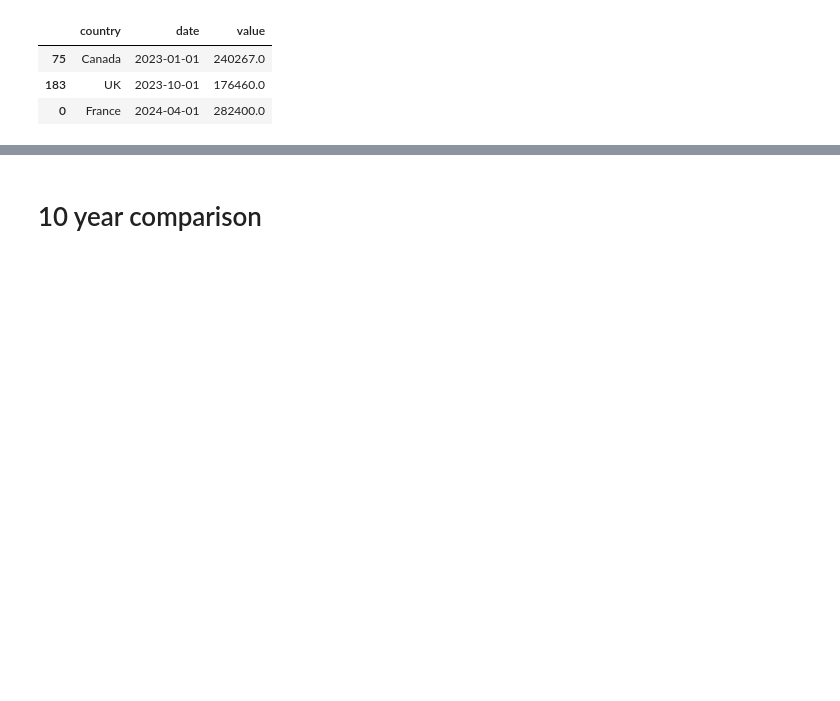
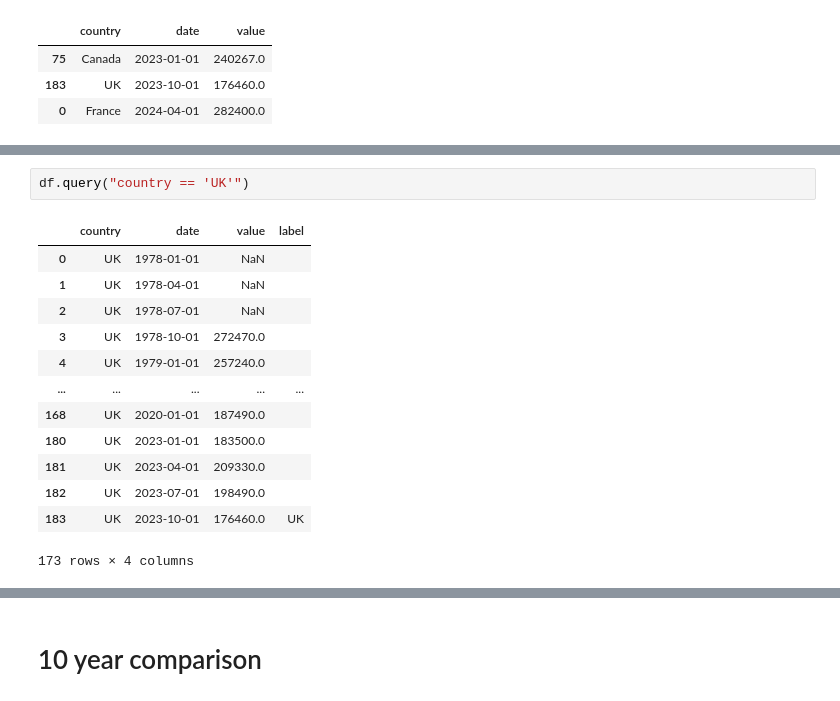
Before and after one commit to jhellingsdata/RADataHub, a Jupyter notebook: Chart Packs/Housing/housing.ipynb, the cells around one changed output, grey strips where cells are left out. Saved outputs shown, nothing was run; the diff lists cells and outputs as text; blank space fills up the shorter version.

```diff
--- a/Chart Packs/Housing/housing.ipynb
+++ b/Chart Packs/Housing/housing.ipynb
@@ -169,3 +170,19 @@ chart
 WARN strokeDash dropped as it is incompatible with "text".
 WARN strokeDash dropped as it is incompatible with "text".
 [interactive output not drawn]
+# %%
+df.query("country == 'UK'")
+# %% [output]
+|  | country | date | value | label |
+| 0 | UK | 1978-01-01 | NaN |  |
+| 1 | UK | 1978-04-01 | NaN |  |
+| 2 | UK | 1978-07-01 | NaN |  |
+| 3 | UK | 1978-10-01 | 272470.0 |  |
+| 4 | UK | 1979-01-01 | 257240.0 |  |
+| ... | ... | ... | ... | ... |
+| 168 | UK | 2020-01-01 | 187490.0 |  |
+| 180 | UK | 2023-01-01 | 183500.0 |  |
+| 181 | UK | 2023-04-01 | 209330.0 |  |
+| 182 | UK | 2023-07-01 | 198490.0 |  |
+| 183 | UK | 2023-10-01 | 176460.0 | UK |
+173 rows × 4 columns
```
Also changed, not shown: parts of 26 cells of this notebook, 21 other files.
